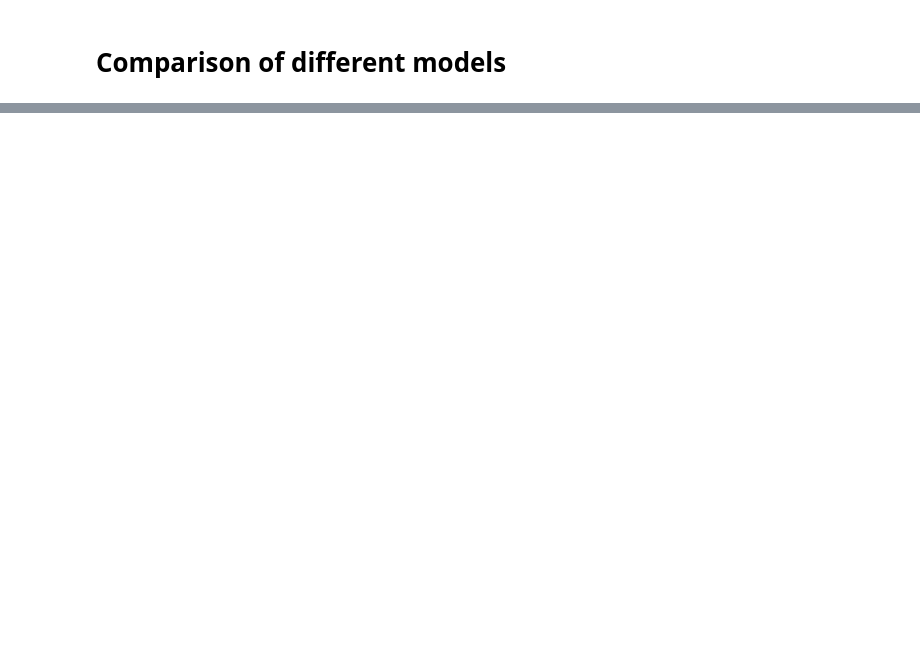
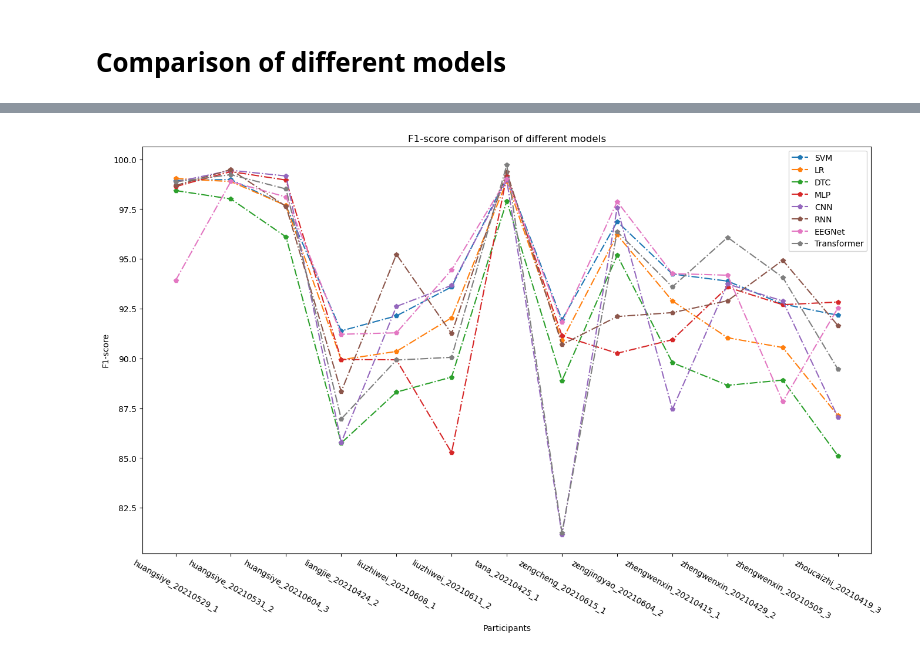
Before and after one commit to Herobrinelth/Focused-emotion-recognition-based-on-EEG-and-eye-movement-signals, a Jupyter notebook: Experiment.ipynb, the cells around one changed output, grey strips where cells are left out. Saved outputs shown, nothing was run; the diff lists cells and outputs as text; code cells hidden in the pictures; blank space fills up the shorter version.

```diff
--- a/Experiment.ipynb
+++ b/Experiment.ipynb
@@ -189,9 +241,10 @@ def Validation(net, testloader):
             images, labels = data[0].to(device), data[1].to(device)
             outputs = net(images)
             _, predicted = torch.max(outputs, 1)
+            f1 = f1_score(labels.cpu().numpy(), predicted.cpu().numpy())
             total += labels.size(0)
             correct += (predicted == labels).sum().item()
-    return correct / total * 100
+    return correct / total * 100, f1 * 100
 # %%
 data_list = os.listdir(data_path)
 acc_tests_MLP = []
@@ -585,3 +698,22 @@ plt.show()
+# %%
+plt.figure(figsize = (16, 9))
+plt.xlabel('Participants')
+plt.xticks(rotation = -30)
+plt.ylabel('F1-score')
+plt.title("F1-score comparison of different models")
+x = os.listdir(data_path)
+plt.plot(x, f1_tests_SVM, '-.p')
+plt.plot(x, f1_tests_LR, '-.p')
+plt.plot(x, f1_tests_DTC, '-.p')
+plt.plot(x, f1_tests_MLP, '-.p')
+plt.plot(x, f1_tests_CNN, '-.p')
+plt.plot(x, f1_tests_RNN, '-.p')
+plt.plot(x, f1_tests_EEGNet, '-.p')
+plt.plot(x, f1_tests_Transformer, '-.p')
+plt.legend(['SVM','LR','DTC','MLP','CNN','RNN','EEGNet','Transformer'])
+plt.show()
+# %% [output]
+[figure, added]
 # %%
 average = [np.mean(acc_tests_SVM), np.mean(acc_tests_LR), np.mean(acc_tests_DTC),
            np.mean(acc_tests_MLP), np.mean(acc_tests_CNN), np.mean(acc_tests_RNN), np.mean(acc_tests_EEGNet), np.mean(acc_tests_Transformer)]
```
Also changed, not shown: parts of 13 cells of this notebook.
